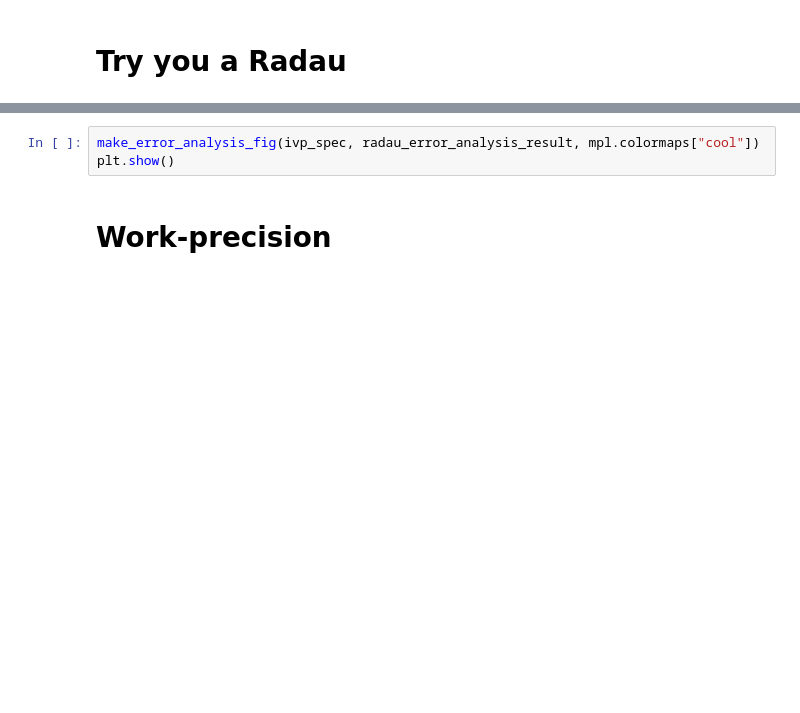
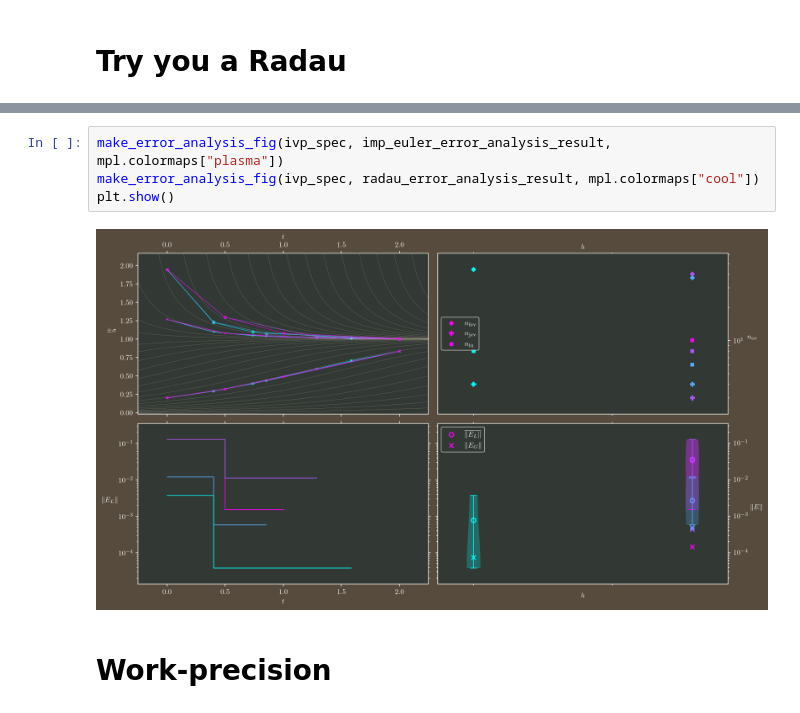
Before and after one commit to 3257077517-collab/Team17, a Jupyter notebook: report/notes.ipynb, the cells around one changed output, grey strips where cells are left out. Drawn from its saved outputs; the diff is of its cells as text; blank space fills up the shorter version.

```diff
--- a/report/notes.ipynb
+++ b/report/notes.ipynb
@@ -235,6 +253,9 @@ plt.show()
 # %%
+make_error_analysis_fig(ivp_spec, imp_euler_error_analysis_result, mpl.colormaps["plasma"])
 make_error_analysis_fig(ivp_spec, radau_error_analysis_result, mpl.colormaps["cool"])
 plt.show()
+# %% [output]
+[figure, added]
 # %% [markdown]
 # Work-precision
 # %% [markdown]
```
Also changed, not shown: parts of 9 cells of this notebook, 3 other files.
